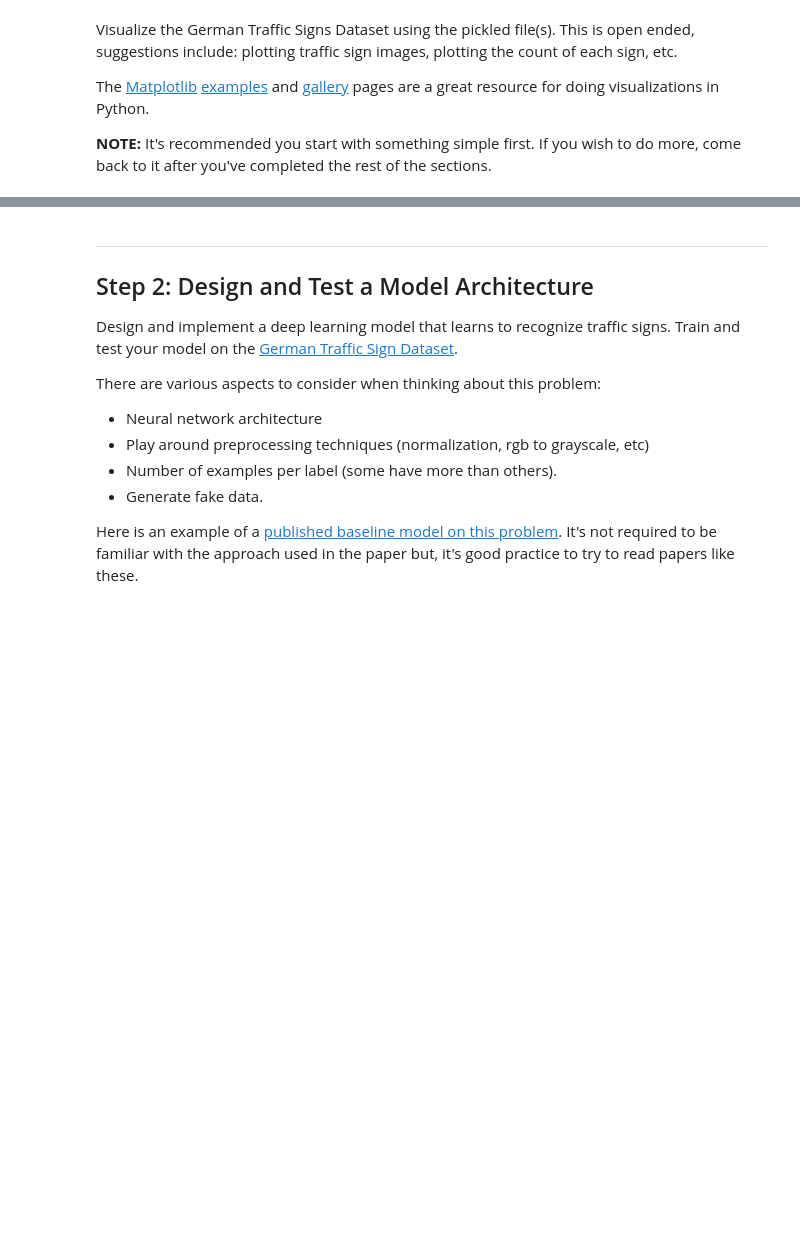
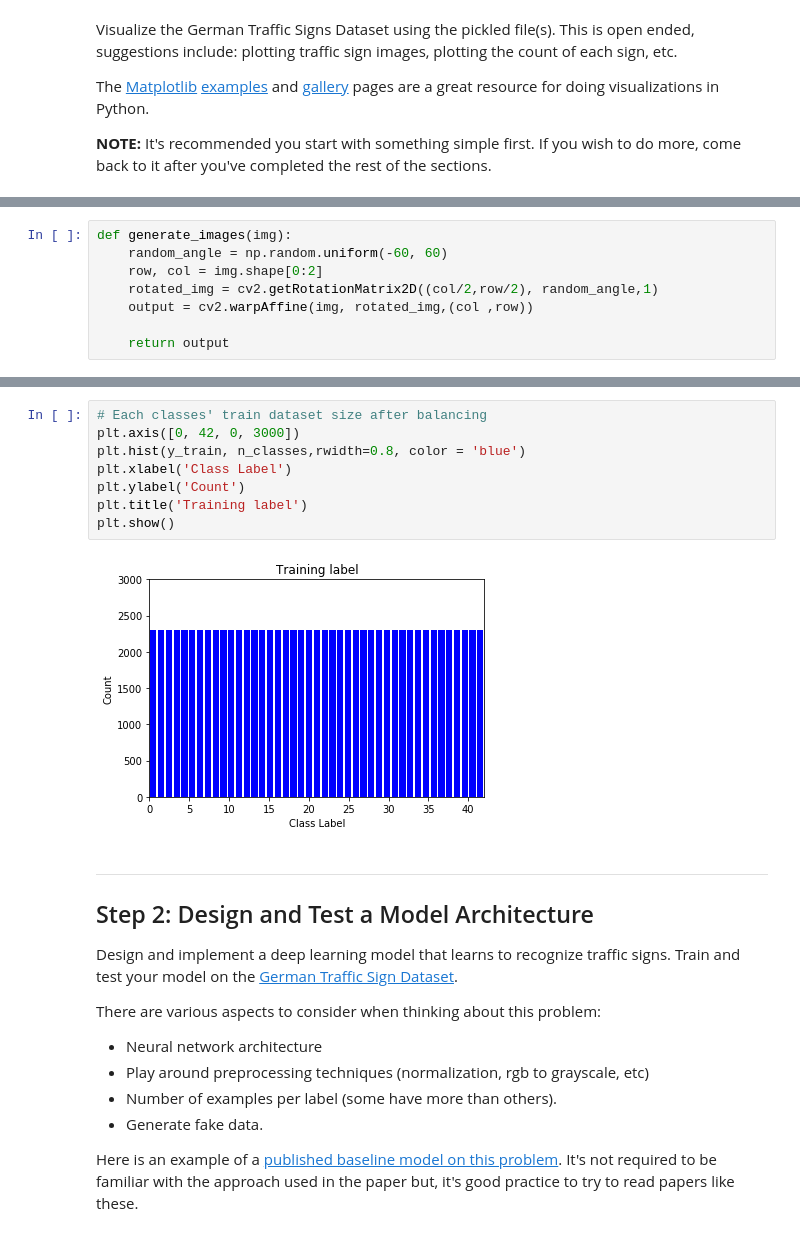
Before and after one commit to tx2016/Self-Driving_Car-Nanodegree-Projects, a Jupyter notebook: CarND-Traffic-Sign-Classifier-Project/Traffic_Sign_Classifier.ipynb, the cells around one changed output, grey strips where cells are left out. Cells and saved outputs as stored; diff of their text form; blank space fills up the shorter version.

```diff
--- a/CarND-Traffic-Sign-Classifier-Project/Traffic_Sign_Classifier.ipynb
+++ b/CarND-Traffic-Sign-Classifier-Project/Traffic_Sign_Classifier.ipynb
@@ -84,0 +118,8 @@ import matplotlib.pyplot as plt
+# %%
+def generate_images(img):
+    random_angle = np.random.uniform(-60, 60)
+    row, col = img.shape[0:2]
+    rotated_img = cv2.getRotationMatrix2D((col/2,row/2), random_angle,1)
+    output = cv2.warpAffine(img, rotated_img,(col ,row))
+
+    return output
@@ -85,3 +149,13 @@ import matplotlib.pyplot as plt
+# %%
+# Each classes' train dataset size after balancing
+plt.axis([0, 42, 0, 3000])
+plt.hist(y_train, n_classes,rwidth=0.8, color = 'blue')
+plt.xlabel('Class Label')
+plt.ylabel('Count')
+plt.title('Training label')
+plt.show()
+# %% [output]
+[figure, added]
 # %% [markdown]
 ----
 
```
Also changed, not shown: parts of 39 cells of this notebook.
